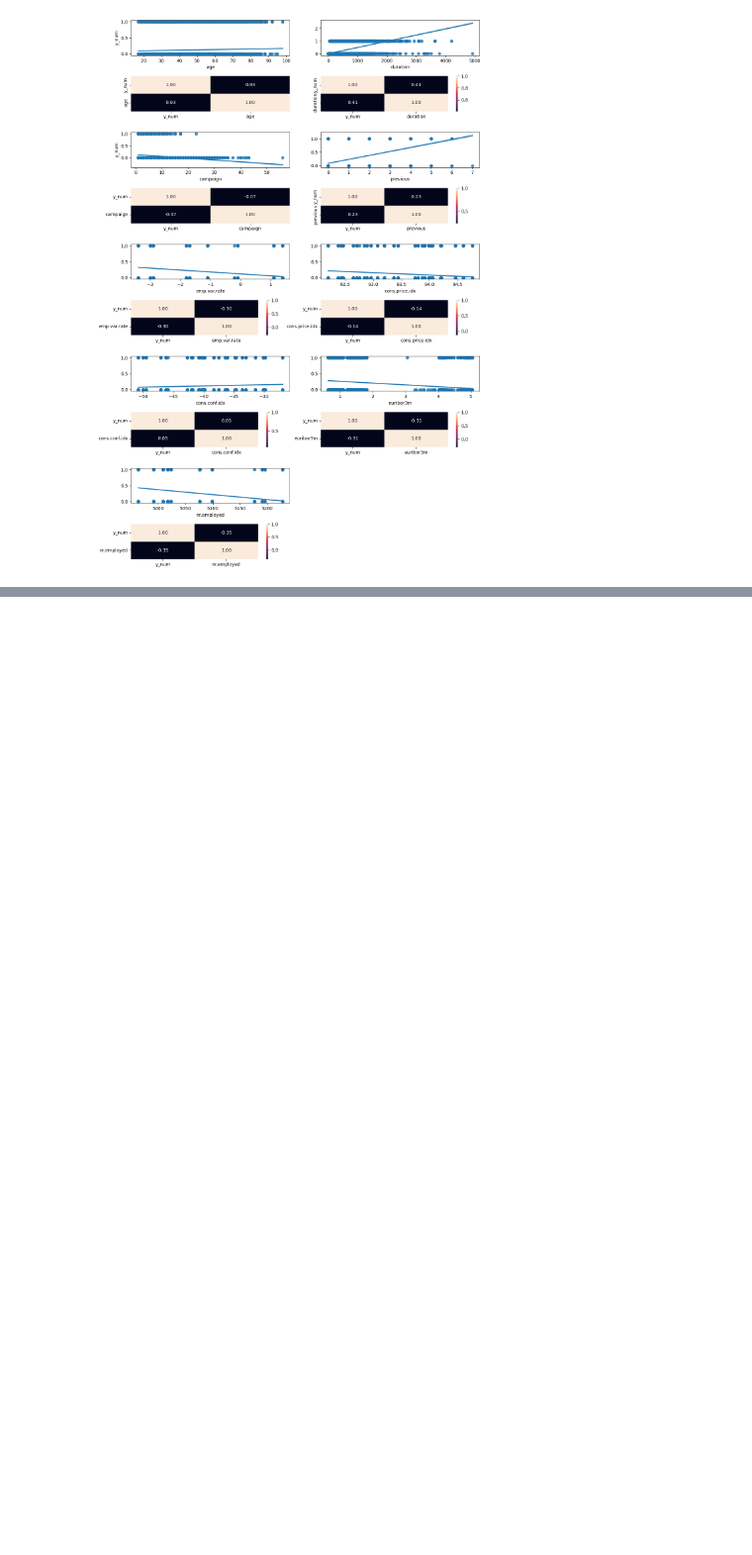
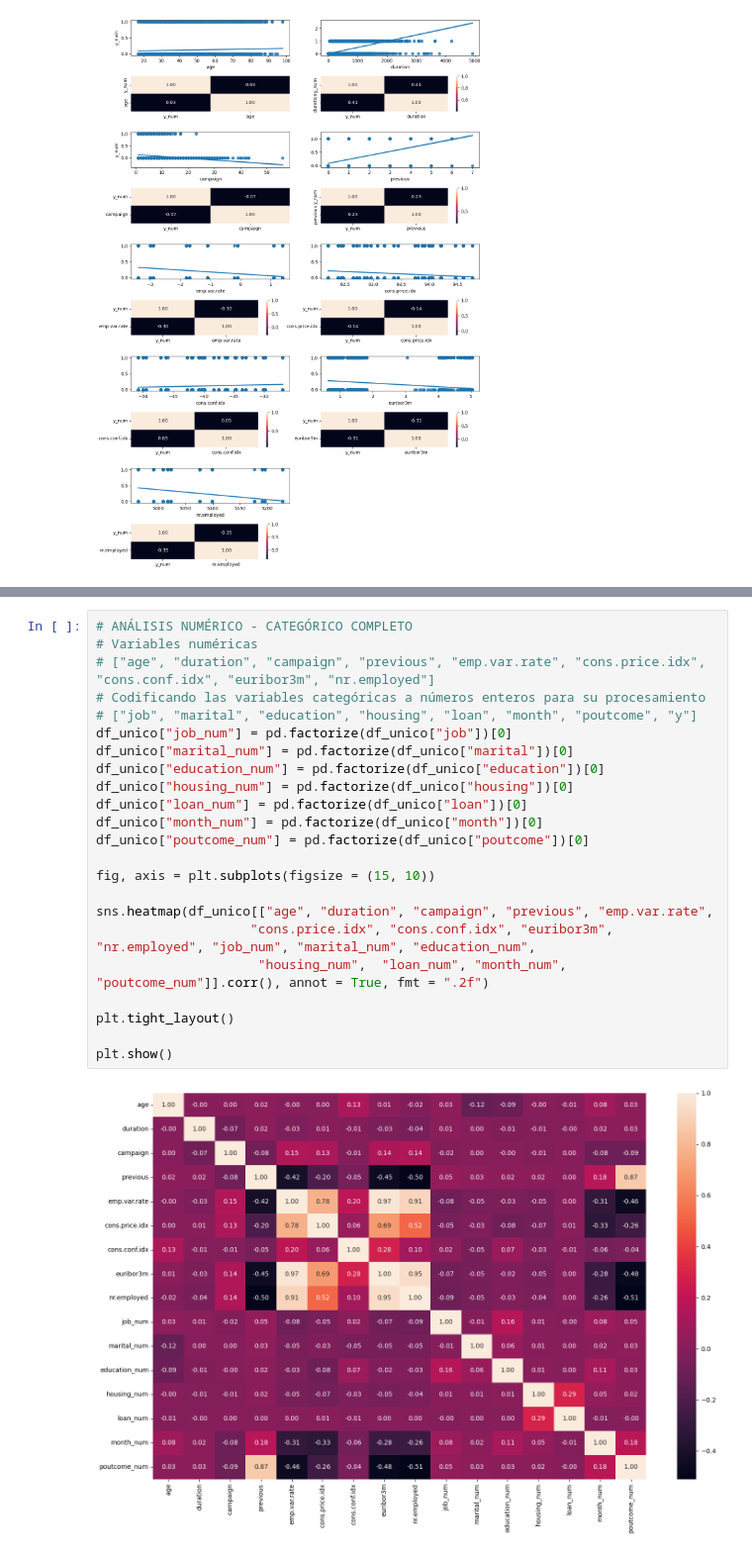
Before and after one commit to 4GeeksAcademy/sergio-roque-First-ML-Algorithm, a Jupyter notebook: src/explore.ipynb, the cells around one changed output, grey strips where cells are left out. Shown at 99% size. Drawn from its saved outputs; the diff is of its cells as text; blank space fills up the shorter version.

```diff
--- a/src/explore.ipynb
+++ b/src/explore.ipynb
@@ -316,0 +358,25 @@ plt.show()
+# %%
+# ANÁLISIS NUMÉRICO - CATEGÓRICO COMPLETO
+# Variables numéricas
+# ["age", "duration", "campaign", "previous", "emp.var.rate", "cons.price.idx", "cons.conf.idx", "euribor3m", "nr.employed"]
+# Codificando las variables categóricas a números enteros para su procesamiento
+# ["job", "marital", "education", "housing", "loan", "month", "poutcome", "y"]
+df_unico["job_num"] = pd.factorize(df_unico["job"])[0]
+df_unico["marital_num"] = pd.factorize(df_unico["marital"])[0]
+df_unico["education_num"] = pd.factorize(df_unico["education"])[0]
+df_unico["housing_num"] = pd.factorize(df_unico["housing"])[0]
+df_unico["loan_num"] = pd.factorize(df_unico["loan"])[0]
+df_unico["month_num"] = pd.factorize(df_unico["month"])[0]
+df_unico["poutcome_num"] = pd.factorize(df_unico["poutcome"])[0]
+
+fig, axis = plt.subplots(figsize = (15, 10))
+
+sns.heatmap(df_unico[["age", "duration", "campaign", "previous", "emp.var.rate",
+                    "cons.price.idx", "cons.conf.idx", "euribor3m", "nr.employed", "job_num", "marital_num", "education_num",
+                     "housing_num",  "loan_num", "month_num", "poutcome_num"]].corr(), annot = True, fmt = ".2f")
+
+plt.tight_layout()
+
+plt.show()
+# %% [output]
+[figure, added]
```
Also changed, not shown: parts of 22 cells of this notebook.
